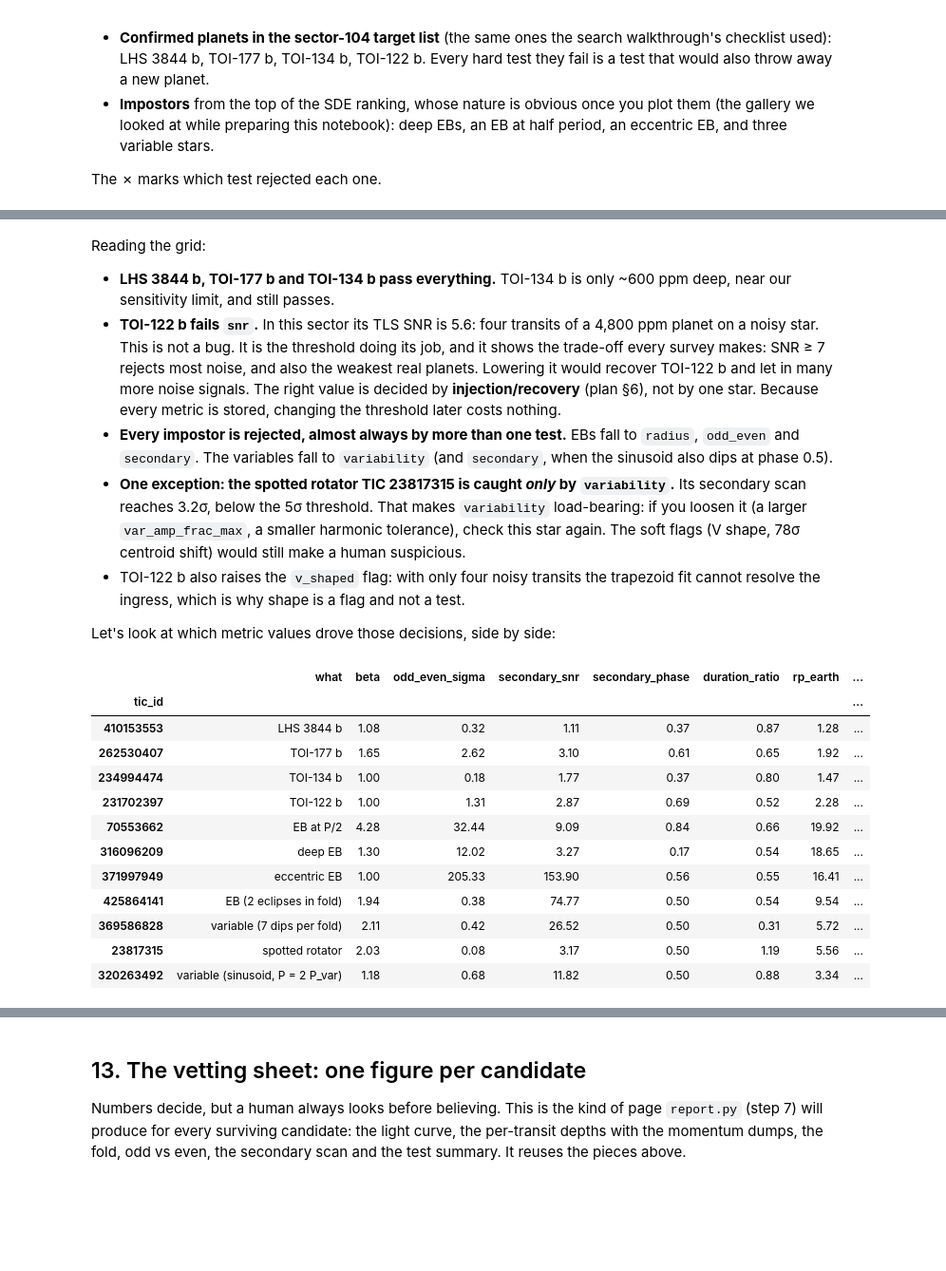
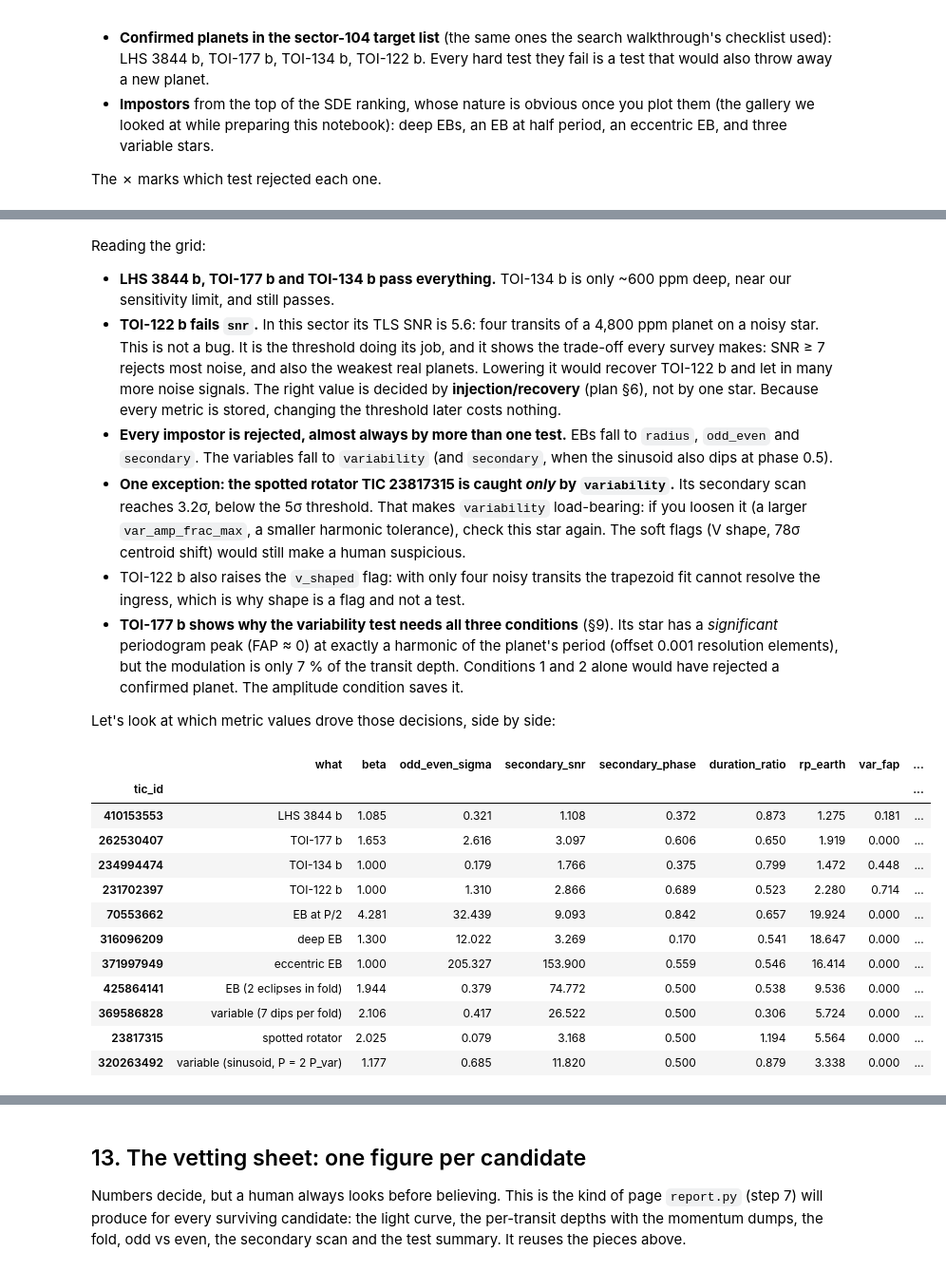
Before and after one commit to josejorgers/exoplanets-research, a Jupyter notebook: notebooks/pipeline-5-vet-walkthrough.ipynb, the cells around one changed output, grey strips where cells are left out. Shown at 95% size. Drawn from its saved outputs; the diff is of its cells as text; code cells hidden in the pictures; blank space fills up the shorter version.

```diff
--- a/notebooks/pipeline-5-vet-walkthrough.ipynb
+++ b/notebooks/pipeline-5-vet-walkthrough.ipynb
@@ -610,6 +642,17 @@ def test_momentum_dumps(p, dumps) -> dict:
             "pass_momentum_dump": bool(surv >= THRESH["survive_frac"])}
 
 
-pd.DataFrame({STARS[t]: {**test_single_event(prep[t]), **test_momentum_dumps(prep[t], DUMPS)} for t in STARS})
+def test_data_edges(p) -> dict:
+    pt = p["pt"]
+    edge = (pt["coverage"] < THRESH["edge_coverage_min"]).to_numpy()
+    if not edge.any():
+        return {"n_edge": 0, "edge_survival": 1.0, "pass_data_edges": True}
+    surv, _ = survival(pt, edge, min_keep=THRESH["n_transits_min"])
+    return {"n_edge": int(edge.sum()), "edge_survival": surv,
+            "pass_data_edges": bool(surv >= THRESH["survive_frac"])}
+
+
+pd.DataFrame({STARS[t]: {**test_single_event(prep[t]), **test_momentum_dumps(prep[t], DUMPS),
+                         **test_data_edges(prep[t])} for t in STARS})
 # %% [output]
 |  | A: LHS 3844 | B: TIC 70553662 |
@@ -916,19 +974,26 @@ def test_variability(p) -> dict:
     s, t, y = p["s"], p["t"], p["y"]
     m = p["oot"]
     ls = LombScargle(t[m], y[m])
-    freq, power = ls.autopower(minimum_frequency=1 / 13, maximum_frequency=1 / 0.02, samples_per_peak=10)
+    fmin, fmax = 1 / 13, 1 / 0.02
+    freq, power = ls.autopower(minimum_frequency=fmin, maximum_frequency=fmax, samples_per_peak=10)
     f_peak = freq[np.argmax(power)]
+    fap = float(ls.false_alarm_probability(power.max(), minimum_frequency=fmin, maximum_frequency=fmax))
     model = ls.model(np.linspace(0, 1 / f_peak, 200), f_peak)
     amp = (model.max() - model.min()) / 2  # semi-amplitude, relative flux
-    ratio = s.period * f_peak  # = P / P_var
-    r = ratio if ratio >= 1 else 1 / ratio
-    n = round(r)
-    harmonic = 1 <= n <= THRESH["var_harmonic_n_max"] and abs(r - n) / r < THRESH["var_harmonic_tol"]
     amp_frac = amp / (s.depth_ppm / 1e6)
+    # harmonic matching in frequency, in units of the resolution 1/T
+    T = t[m].max() - t[m].min()
+    f = 1 / s.period
+    cands = [(n, abs(f_peak - n * f)) for n in range(1, THRESH["var_harmonic_n_max"] + 1)]
+    cands += [(-n, abs(f - n * f_peak)) for n in range(2, THRESH["var_harmonic_n_max"] + 1)]
+    n_best, off = min(cands, key=lambda x: x[1])
+    significant = fap < THRESH["var_fap_max"]
+    harmonic = off * T < THRESH["var_harmonic_tol"]
     p["ls"] = (freq, power)  # kept for plotting only
-    return {"var_period": 1 / f_peak, "var_power": float(power.max()), "var_amp_ppm": amp * 1e6,
-            "var_period_ratio": ratio, "var_amp_frac": amp_frac,
-            "pass_variability": bool(not (harmonic and amp_frac >= THRESH["var_amp_frac_max"]))}
+    return {"var_period": 1 / f_peak, "var_power": float(power.max()), "var_fap": fap, "var_amp_ppm": amp * 1e6,
+            "var_harmonic_n": n_best, "var_harmonic_offset": off * T, "var_amp_frac": amp_frac,
+            "pass_variability": bool(not (significant and harmonic and amp_frac >= THRESH["var_amp_frac_max"])),
+            "flag_variable_star": bool(significant and amp_frac >= THRESH["variable_amp_frac"])}
 
 
 pd.DataFrame({STARS[t]: test_variability(prep[t]) for t in STARS})
@@ -1123,9 +1199,9 @@ dict:
 β-corrected and is a property of the signal itself. SDE depends on how noisy *the rest of*
 the periodogram is.
 # %%
-HARD = ["sde", "snr", "n_transits", "grid_edge", "single_event", "momentum_dump", "odd_even",
+HARD = ["sde", "snr", "n_transits", "grid_edge", "single_event", "momentum_dump", "data_edges", "odd_even",
         "secondary", "duration", "radius", "variability"]
-SOFT = ["v_shaped", "centroid", "contamination"]
+SOFT = ["v_shaped", "centroid", "contamination", "variable_star"]
 
 
 def vet_one(tic_id: int, dumps: np.ndarray) -> dict:
@@ -1138,6 +1214,7 @@ def vet_one(tic_id: int, dumps: np.ndarray) -> dict:
     row.update(beta=p["noise"]["beta"], n_transits_used=len(p["pt"]), snr=combine(p["pt"])[2])
     row.update(test_single_event(p))
     row.update(test_momentum_dumps(p, dumps))
+    row.update(test_data_edges(p))
     row.update(test_odd_even(p))
     row.update(test_secondary(p))
     row.update(test_duration(s, star))
@@ -1241,22 +1318,27 @@ Reading the grid:
   human suspicious.
 - TOI-122 b also raises the `v_shaped` flag: with only four noisy transits the trapezoid fit
   cannot resolve the ingress, which is why shape is a flag and not a test.
+- **TOI-177 b shows why the variability test needs all three conditions** (§9). Its star has
+  a *significant* periodogram peak (FAP ≈ 0) at exactly a harmonic of the planet's period
+  (offset 0.001 resolution elements), but the modulation is only 7 % of the transit depth.
+  Conditions 1 and 2 alone would have rejected a confirmed planet. The amplitude condition
+  saves it.
 
 Let's look at which metric values drove those decisions, side by side:
 # %%
 val[["what", "beta", "odd_even_sigma", "secondary_snr", "secondary_phase", "duration_ratio", "rp_earth",
-     "var_period_ratio", "var_amp_frac", "trap_flat_frac", "centroid_sigma", "contratio", "failed"]].round(2)
+     "var_fap", "var_harmonic_offset", "var_amp_frac", "trap_flat_frac", "centroid_sigma", "contratio", "failed"]].round(3)
 # %% [output]
-|  | what | beta | odd_even_sigma | secondary_snr | secondary_phase | duration_ratio | rp_earth | ... |
-| tic_id |  |  |  |  |  |  |  | ... |
-| 410153553 | LHS 3844 b | 1.08 | 0.32 | 1.11 | 0.37 | 0.87 | 1.28 | ... |
-| 262530407 | TOI-177 b | 1.65 | 2.62 | 3.10 | 0.61 | 0.65 | 1.92 | ... |
-| 234994474 | TOI-134 b | 1.00 | 0.18 | 1.77 | 0.37 | 0.80 | 1.47 | ... |
-| 231702397 | TOI-122 b | 1.00 | 1.31 | 2.87 | 0.69 | 0.52 | 2.28 | ... |
-| 70553662 | EB at P/2 | 4.28 | 32.44 | 9.09 | 0.84 | 0.66 | 19.92 | ... |
-| 316096209 | deep EB | 1.30 | 12.02 | 3.27 | 0.17 | 0.54 | 18.65 | ... |
-| 371997949 | eccentric EB | 1.00 | 205.33 | 153.90 | 0.56 | 0.55 | 16.41 | ... |
-| 425864141 | EB (2 eclipses in fold) | 1.94 | 0.38 | 74.77 | 0.50 | 0.54 | 9.54 | ... |
-| 369586828 | variable (7 dips per fold) | 2.11 | 0.42 | 26.52 | 0.50 | 0.31 | 5.72 | ... |
-| 23817315 | spotted rotator | 2.03 | 0.08 | 3.17 | 0.50 | 1.19 | 5.56 | ... |
-| 320263492 | variable (sinusoid, P = 2 P_var) | 1.18 | 0.68 | 11.82 | 0.50 | 0.88 | 3.34 | ... |
+|  | what | beta | odd_even_sigma | secondary_snr | secondary_phase | duration_ratio | rp_earth | var_fap | ... |
+| tic_id |  |  |  |  |  |  |  |  | ... |
+| 410153553 | LHS 3844 b | 1.085 | 0.321 | 1.108 | 0.372 | 0.873 | 1.275 | 0.181 | ... |
+| 262530407 | TOI-177 b | 1.653 | 2.616 | 3.097 | 0.606 | 0.650 | 1.919 | 0.000 | ... |
+| 234994474 | TOI-134 b | 1.000 | 0.179 | 1.766 | 0.375 | 0.799 | 1.472 | 0.448 | ... |
+| 231702397 | TOI-122 b | 1.000 | 1.310 | 2.866 | 0.689 | 0.523 | 2.280 | 0.714 | ... |
+| 70553662 | EB at P/2 | 4.281 | 32.439 | 9.093 | 0.842 | 0.657 | 19.924 | 0.000 | ... |
+| 316096209 | deep EB | 1.300 | 12.022 | 3.269 | 0.170 | 0.541 | 18.647 | 0.000 | ... |
+| 371997949 | eccentric EB | 1.000 | 205.327 | 153.900 | 0.559 | 0.546 | 16.414 | 0.000 | ... |
+| 425864141 | EB (2 eclipses in fold) | 1.944 | 0.379 | 74.772 | 0.500 | 0.538 | 9.536 | 0.000 | ... |
+| 369586828 | variable (7 dips per fold) | 2.106 | 0.417 | 26.522 | 0.500 | 0.306 | 5.724 | 0.000 | ... |
+| 23817315 | spotted rotator | 2.025 | 0.079 | 3.168 | 0.500 | 1.194 | 5.564 | 0.000 | ... |
+| 320263492 | variable (sinusoid, P = 2 P_var) | 1.177 | 0.685 | 11.820 | 0.500 | 0.879 | 3.338 | 0.000 | ... |
```
Also changed, not shown: parts of 16 cells of this notebook, 4 other files.
